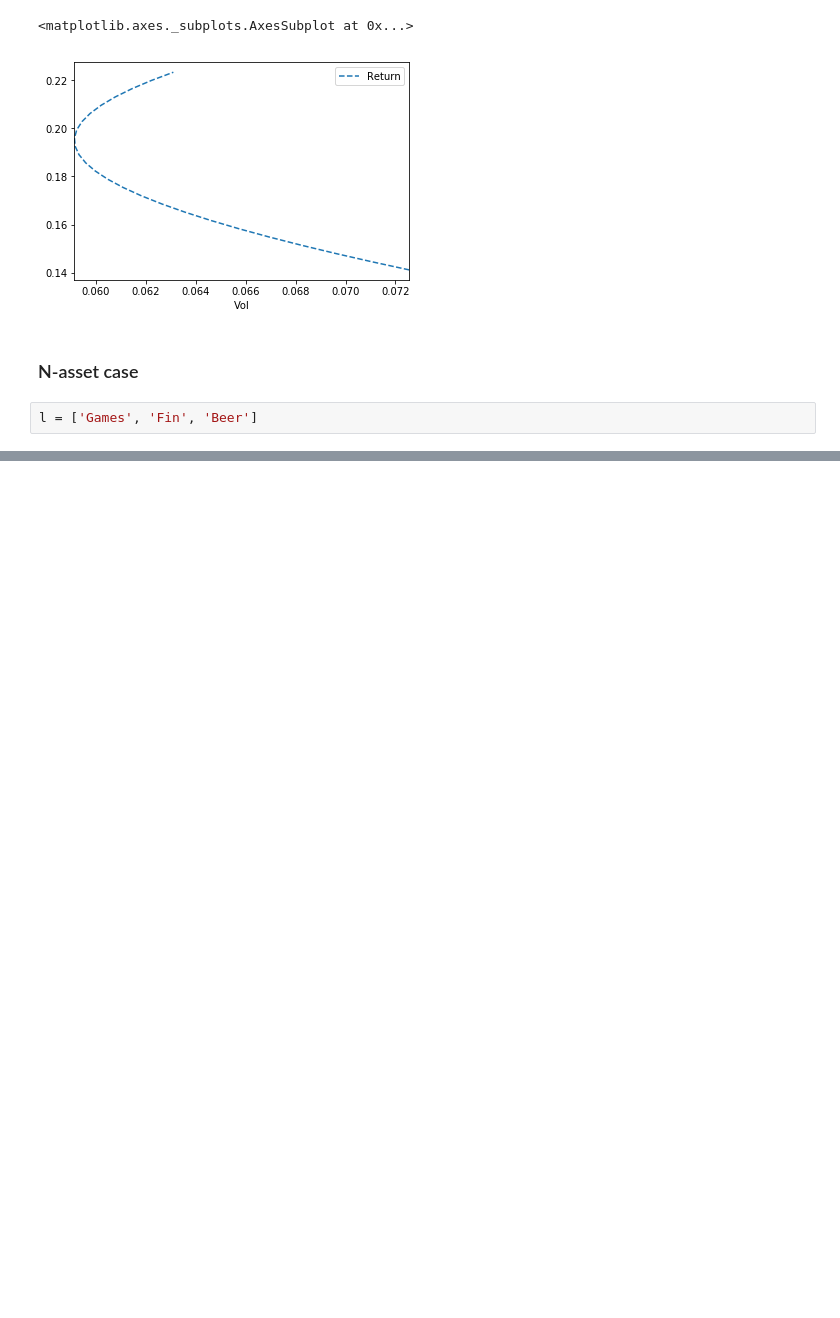
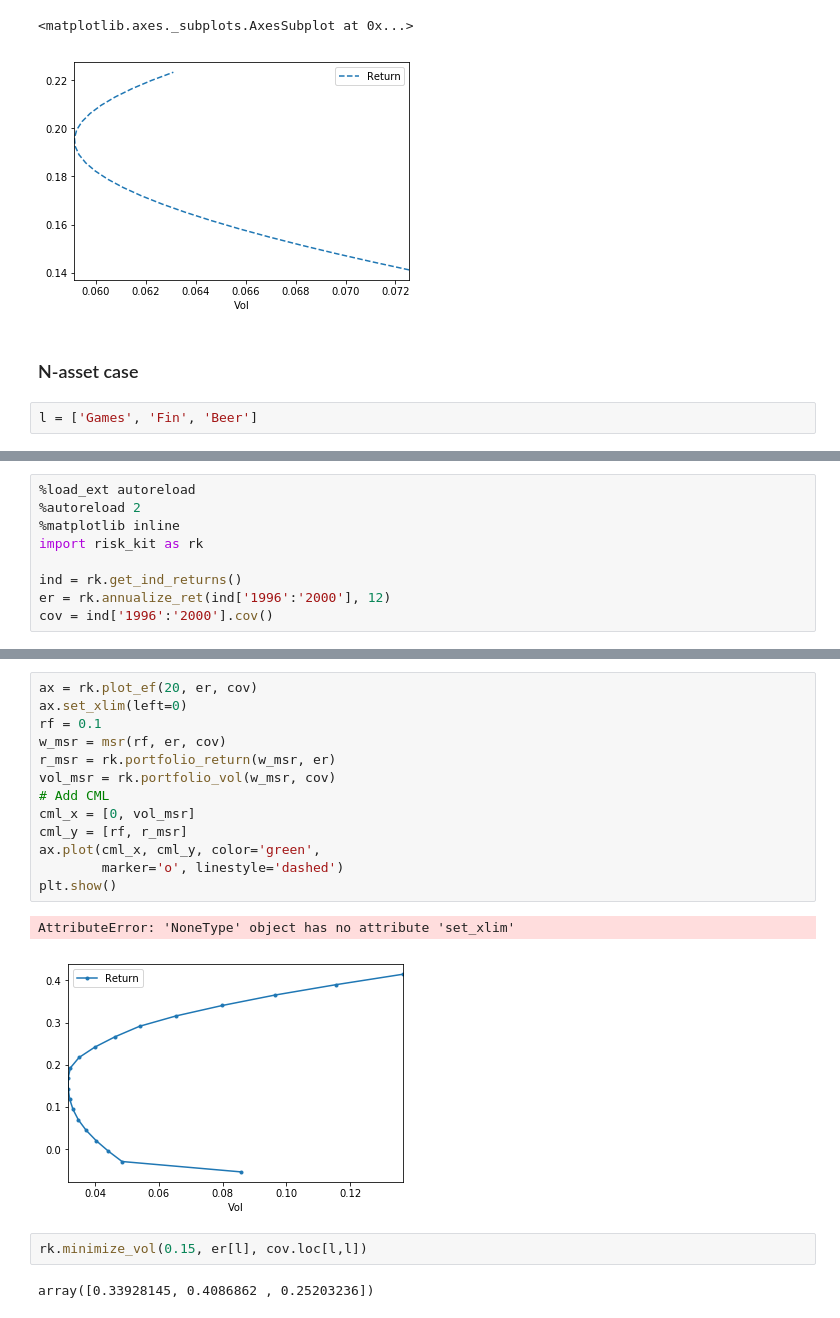
Before and after one commit to allaccountstaken/risk_toolkit, a Jupyter notebook: frontier.ipynb, the cells around one changed output, grey strips where cells are left out. Drawn from its saved outputs; the diff is of its cells as text; blank space fills up the shorter version.

```diff
--- a/frontier.ipynb
+++ b/frontier.ipynb
@@ -246,0 +260,9 @@ NameError: name 'mimimize' is not defined
+# %%
+%load_ext autoreload
+%autoreload 2
+%matplotlib inline
+import risk_kit as rk
+
+ind = rk.get_ind_returns()
+er = rk.annualize_ret(ind['1996':'2000'], 12)
+cov = ind['1996':'2000'].cov()
@@ -246,0 +308,20 @@ NameError: name 'mimimize' is not defined
+# %%
+ax = rk.plot_ef(20, er, cov)
+ax.set_xlim(left=0)
+rf = 0.1
+w_msr = msr(rf, er, cov)
+r_msr = rk.portfolio_return(w_msr, er)
+vol_msr = rk.portfolio_vol(w_msr, cov)
+# Add CML
+cml_x = [0, vol_msr]
+cml_y = [rf, r_msr]
+ax.plot(cml_x, cml_y, color='green',
+        marker='o', linestyle='dashed')
+plt.show()
+# %% [output]
+AttributeError: 'NoneType' object has no attribute 'set_xlim'
+[figure, added]
+# %%
+rk.minimize_vol(0.15, er[l], cov.loc[l,l])
+# %% [output]
+array([0.33928145, 0.4086862 , 0.25203236])
```
Also changed, not shown: parts of 8 cells of this notebook, 1 other file.
